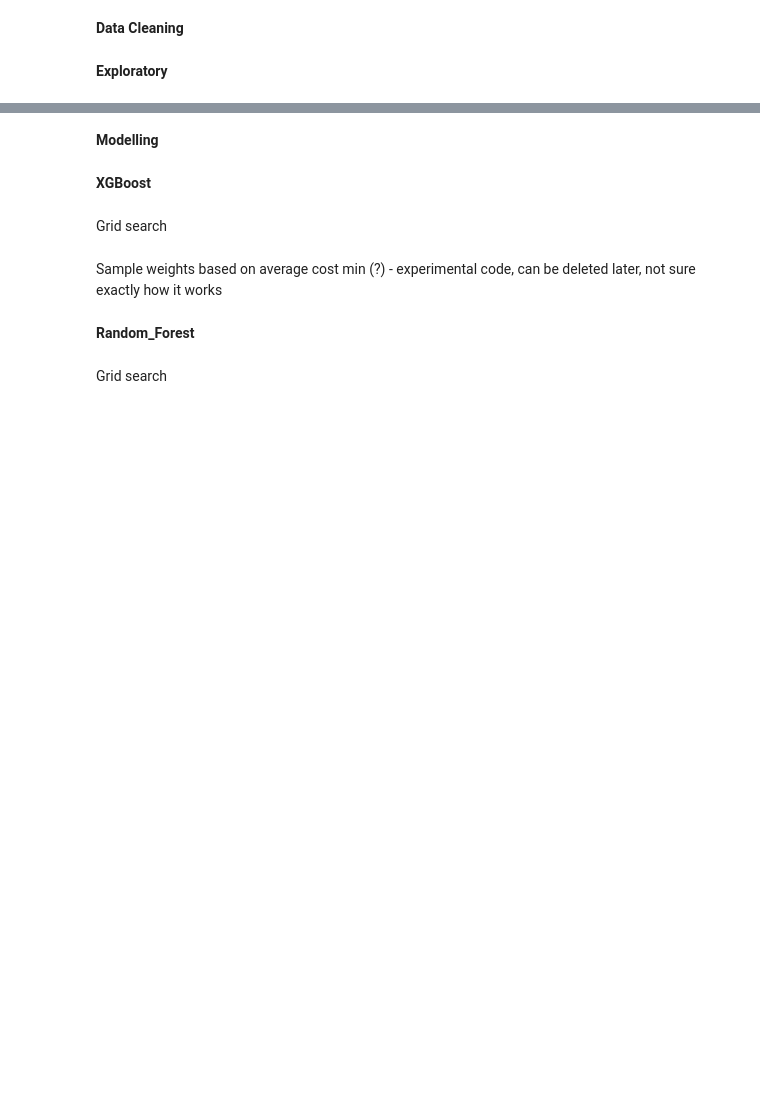
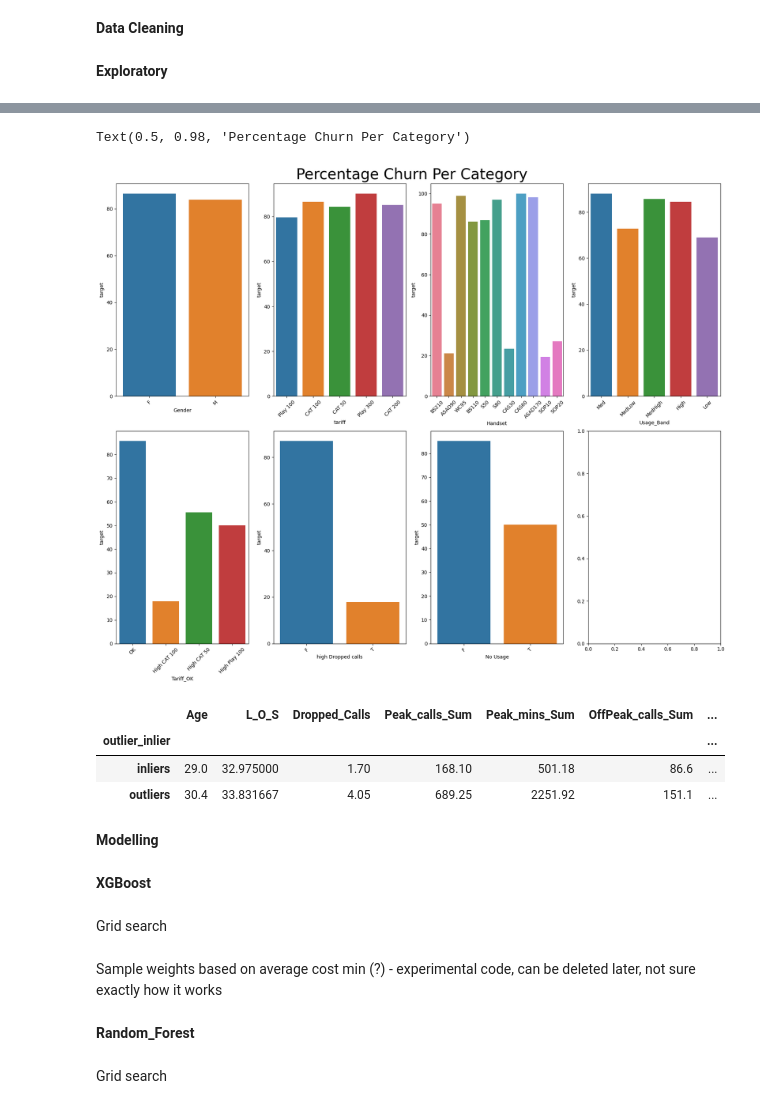
Before and after one commit to hello-bob/AA_P1, a Jupyter notebook: AA_P1.ipynb, the cells around one changed output, grey strips where cells are left out. Cells and saved outputs as stored; diff of their text form; code cells hidden in the pictures; blank space fills up the shorter version.

Commit message:
added categorical % churn plots; calculating mean of numerical columns for outliers vs inliers

```diff
--- a/AA_P1.ipynb
+++ b/AA_P1.ipynb
@@ -99,5 +185,22 @@ test_data[["Dropped_calls_ratio", "call_cost_per_min"]] = test_data[["Dropped_ca
 # %%
 # [For report] Pie chart about class inbalance (train set) + Percentage churn in categorical variable
+nrow = 2
+ncol=4
+fig, axs = plt.subplots(2, 4, figsize=(18, 15))
+for nplot, col in enumerate(train_data.select_dtypes("object").columns):
+    myplot = sns.barplot(x=col, y='target', data=train_data,
+                estimator=lambda x: sum(x==0)*100.0/len(x),
+                ax=axs[nplot//4, nplot%4],
+               errorbar=None, hue=train_data[col],
+               )
+
+    myplot.set_xticklabels(myplot.get_xticklabels(), rotation=45)
+fig.tight_layout()
+fig.subplots_adjust(top=0.95)
+fig.suptitle('Percentage Churn Per Category', fontsize=30)
+# %% [output]
+Text(0.5, 0.98, 'Percentage Churn Per Category')
+[figure, added]
 # %%
 # [For report] correlation plot
 corr = train_data.corr(numeric_only=True)
@@ -175,6 +275,20 @@ outlier_df = (train_data.select_dtypes(include='number')
 iso_forest = IsolationForest(random_state=SEED, n_jobs=-1, contamination=0.05).fit(outlier_df)
 # %%
 outlier_df['outlier_score'] = iso_forest.decision_function(outlier_df) # more negative indicates higher outlier-ness
+# %%
+# Comparing means of high outliers (very negative scores) and high inliers (very positive scores)
+high_outliers = outlier_df.sort_values('outlier_score', ascending=True).head(20)
+high_outliers['outlier_inlier'] = 'outliers'
+high_inliers = outlier_df.sort_values('outlier_score', ascending=True).tail(20)
+high_inliers['outlier_inlier'] = 'inliers'
+
+out_and_in = pd.concat([high_outliers, high_inliers], axis=0, ignore_index=True, sort=False)
+out_and_in.groupby('outlier_inlier').mean()
+# %% [output]
+|  | Age | L_O_S | Dropped_Calls | Peak_calls_Sum | Peak_mins_Sum | OffPeak_calls_Sum | ... |
+| outlier_inlier |  |  |  |  |  |  | ... |
+| inliers | 29.0 | 32.975000 | 1.70 | 168.10 | 501.18 | 86.6 | ... |
+| outliers | 30.4 | 33.831667 | 4.05 | 689.25 | 2251.92 | 151.1 | ... |
 # %%
 # https://stats.stackexchange.com/questions/404017/how-to-get-top-features-that-contribute-to-anomalies-in-isolation-forest
 """
```
Also changed, not shown: parts of 10 cells of this notebook.
